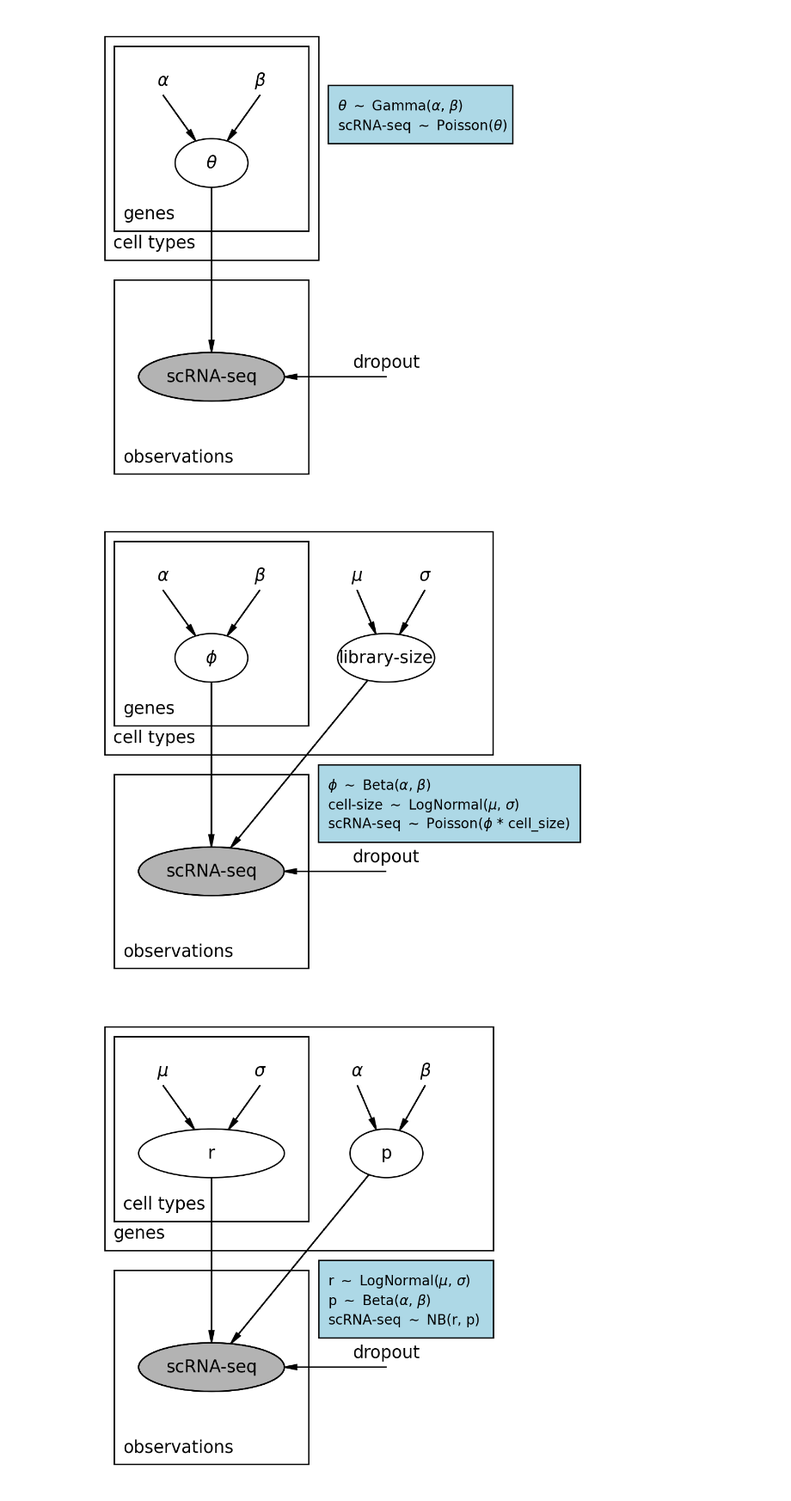
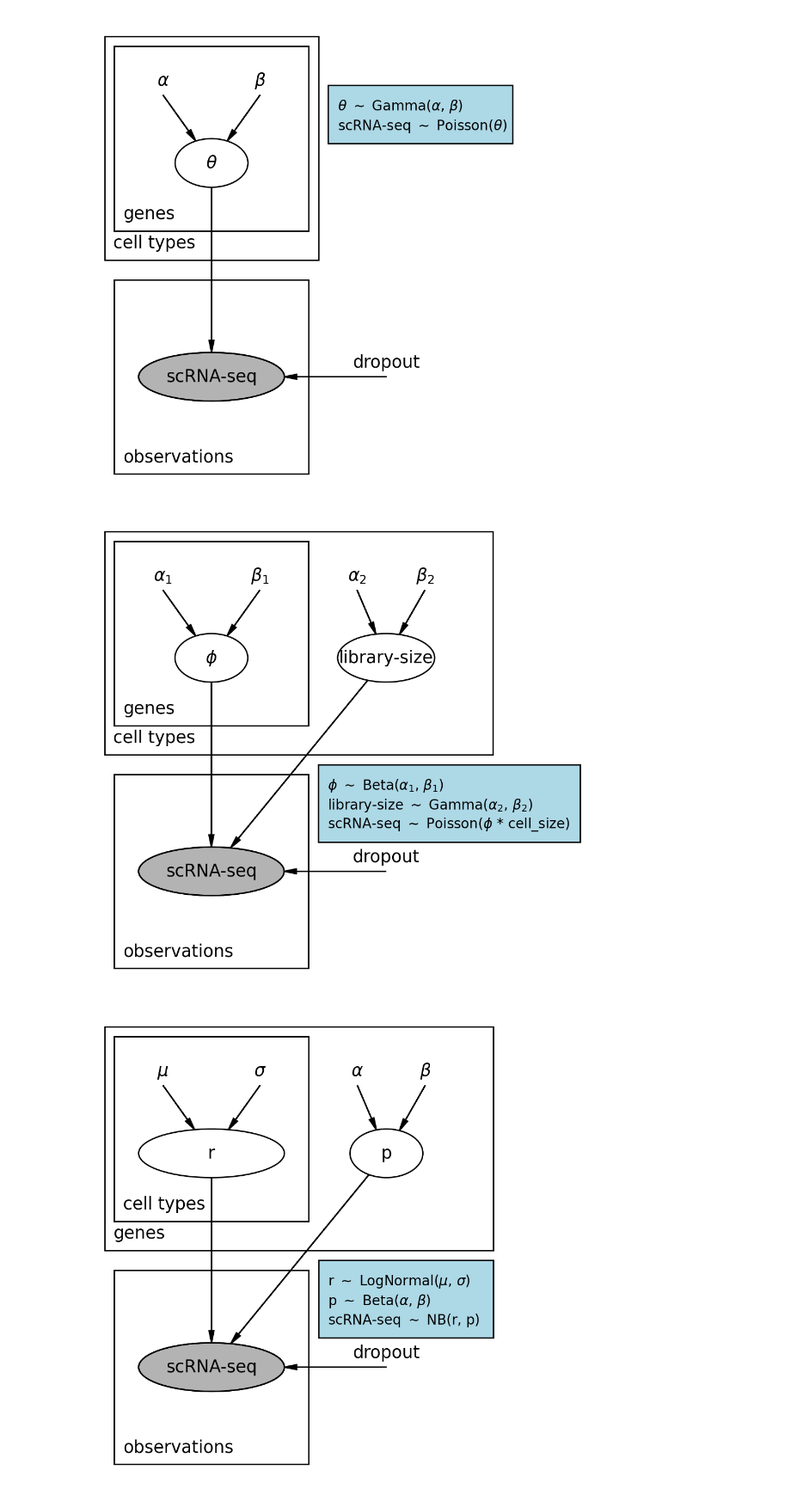
Before and after one commit to lutrarutra/deconv, a Jupyter notebook: notebooks/models.ipynb, the cells around one changed output. Shown at 86% size. Drawn from its saved outputs; the diff is of its cells as text; code cells hidden in the pictures.

```diff
--- a/notebooks/models.ipynb
+++ b/notebooks/models.ipynb
@@ -33,39 +33,39 @@ p.savefig("../deconV/figures/gamma.pdf")
 # %%
 # Beta
 p = daft.PGM(aspect=3, dpi=250, line_width=0.8)
 p.add_plate([0, 0.3, 2, 1.9], label="genes")
 p.add_plate([-0.1, 0, 4, 2.3], label="cell types")
 p.add_plate([0, -2.2, 2,2], label="observations")
 
 p.add_node("phi", r"$\phi$", 1, 1, aspect=1.5)
 p.add_node("lib_size", "library-size", 2.8, 1, aspect=2.0)
 
-p.add_node("alpha", r"$\alpha$", 0.5, 1.7, scale=0, fixed=True)
-p.add_node("beta", r"$\beta$", 1.5, 1.7, scale=0, fixed=True)
-p.add_node("mu_lib_size", r"$\mu$", 2.5, 1.7, scale=0, fixed=True)
-p.add_node("std_lib_size", r"$\sigma$", 3.2, 1.7, scale=0, fixed=True)
+p.add_node("alpha", r"$\alpha_1$", 0.5, 1.7, scale=0, fixed=True)
+p.add_node("beta", r"$\beta_1$", 1.5, 1.7, scale=0, fixed=True)
+p.add_node("mu_lib_size", r"$\alpha_2$", 2.5, 1.7, scale=0, fixed=True)
+p.add_node("std_lib_size", r"$\beta_2$", 3.2, 1.7, scale=0, fixed=True)
 
 p.add_node("scRNA-seq", "scRNA-seq", 1, -1.2, observed=True)
 p.add_node("dropout", "dropout", 2.8, -1.2, scale=0, fixed=True)
 p.add_edge("dropout", "scRNA-seq")
 
 
 p.add_edge("alpha", "phi")
 p.add_edge("beta", "phi")
 p.add_edge("mu_lib_size", "lib_size")
 p.add_edge("std_lib_size", "lib_size")
 p.add_edge("lib_size", "scRNA-seq")
 p.add_edge("phi", "scRNA-seq")
 
 p.add_plate([2.1, -0.9, 2.7, 0.8], rect_params=dict(facecolor="lightblue"))
-p.add_text(2.2, -0.4, r"$\phi$ $\sim$ Beta($\alpha$, $\beta$)", fontsize=8)
-p.add_text(2.2, -0.6, r"cell-size $\sim$ LogNormal($\mu$, $\sigma$)", fontsize=8)
+p.add_text(2.2, -0.4, r"$\phi$ $\sim$ Beta($\alpha_1$, $\beta_1$)", fontsize=8)
+p.add_text(2.2, -0.6, r"library-size $\sim$ Gamma($\alpha_2$, $\beta_2$)", fontsize=8)
 p.add_text(2.2, -0.8, r"scRNA-seq $\sim$ Poisson($\phi$ * cell_size)", fontsize=8)
 
 p.render()
 p.savefig("../deconV/figures/beta.pdf")
 # %% [output]
-[figure, old version]
+[figure, new version]
 # %%
 # NB
 p = daft.PGM(aspect=3, dpi=250, line_width=0.8)
```
Also changed, not shown: 13 other files.
